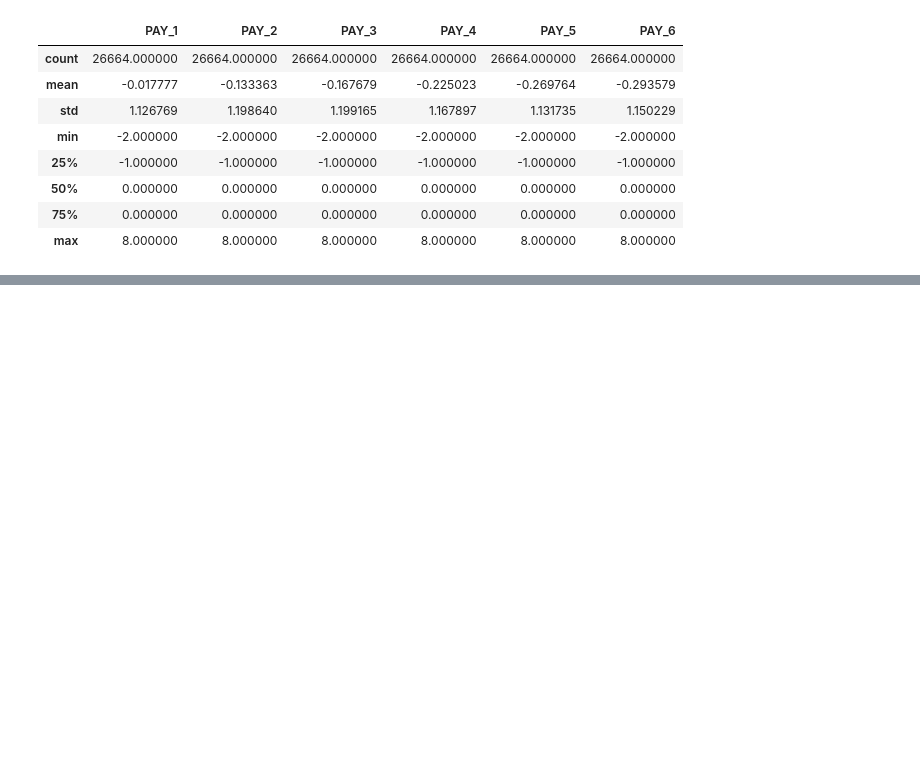
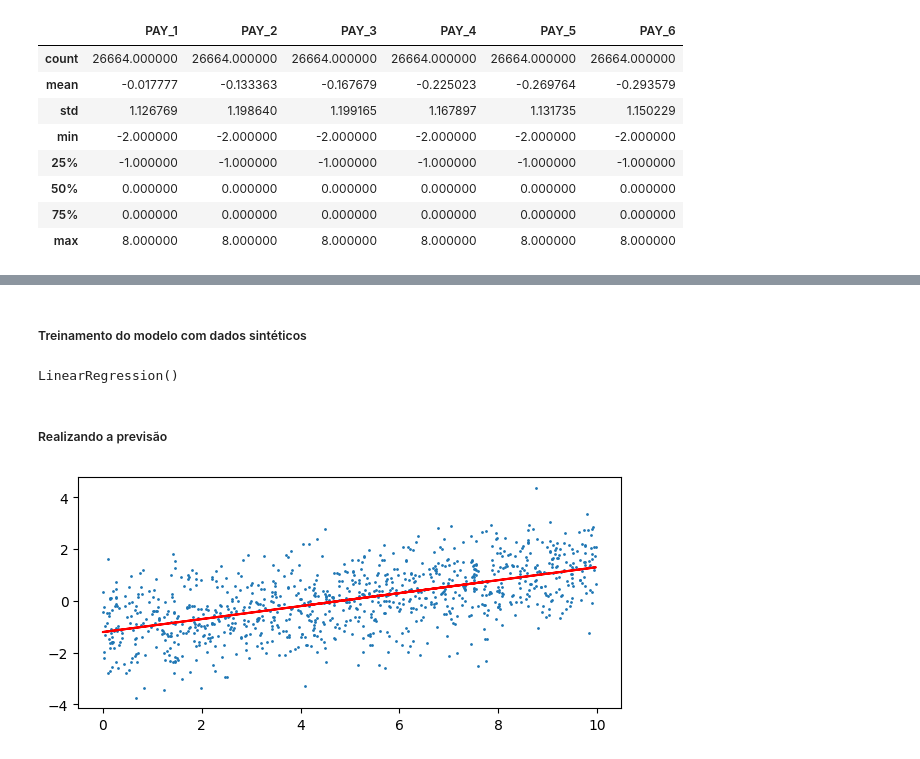
Before and after one commit to danzpy/book-data-science-projects-with-python, a Jupyter notebook: predicao-bons-pagadores.ipynb, the cells around one changed output, grey strips where cells are left out. Saved outputs shown, nothing was run; the diff lists cells and outputs as text; code cells hidden in the pictures; blank space fills up the shorter version.

```diff
--- a/predicao-bons-pagadores.ipynb
+++ b/predicao-bons-pagadores.ipynb
@@ -356,0 +389,21 @@ df[pay_feats].describe()
+# %% [markdown]
+##### Treinamento do modelo com dados sintéticos
+# %%
+# Transformando o X em uma matriz bidimensional, onde 1 representa o número de colunas e -1 indica que que o tamanho dessa dimensão
+# deve ser calculado automaticamente para manter o número total de elementos constante
+
+matriz_bidimensional_X = X.reshape(-1, 1)
+
+lr_test.fit(matriz_bidimensional_X, y)
+# %% [output]
+LinearRegression()
+# %% [markdown]
+##### Realizando a previsão
+# %%
+y_pred = lr_test.predict(matriz_bidimensional_X)
+# %%
+plt.figure(figsize=(7, 3))
+plt.scatter(X, y, s=1)
+plt.plot(X, y_pred, color='red');
+# %% [output]
+[figure, added]
```
Also changed, not shown: parts of 9 cells of this notebook, 2 other files.
